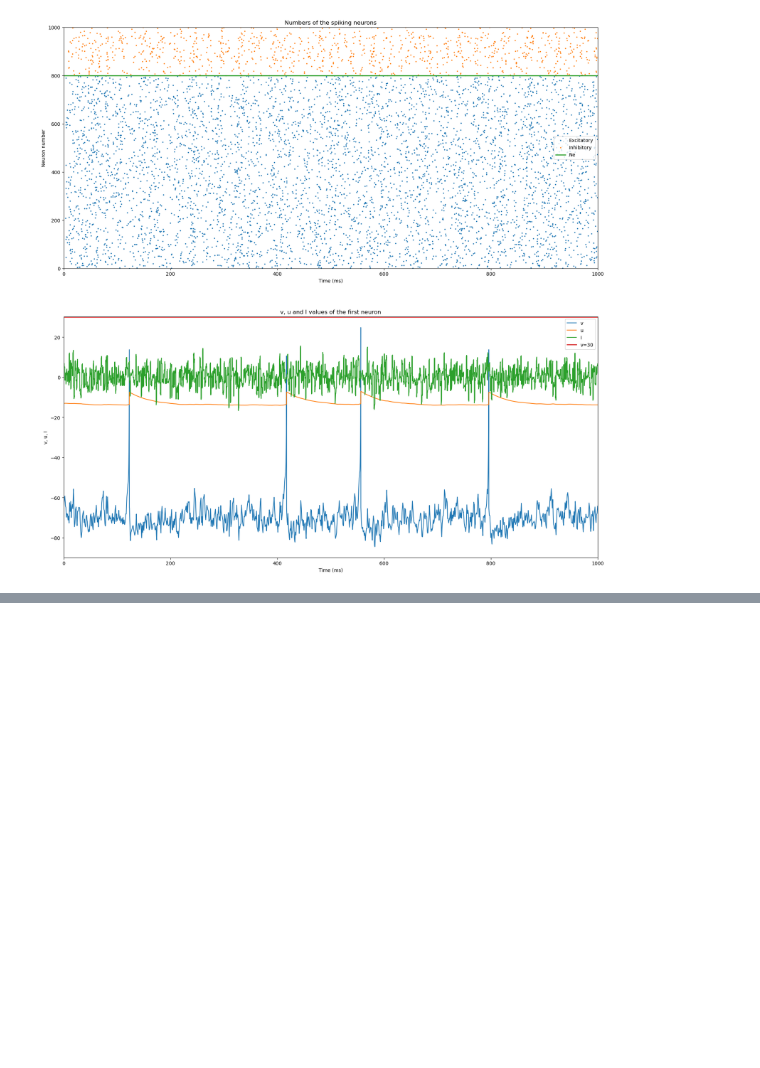
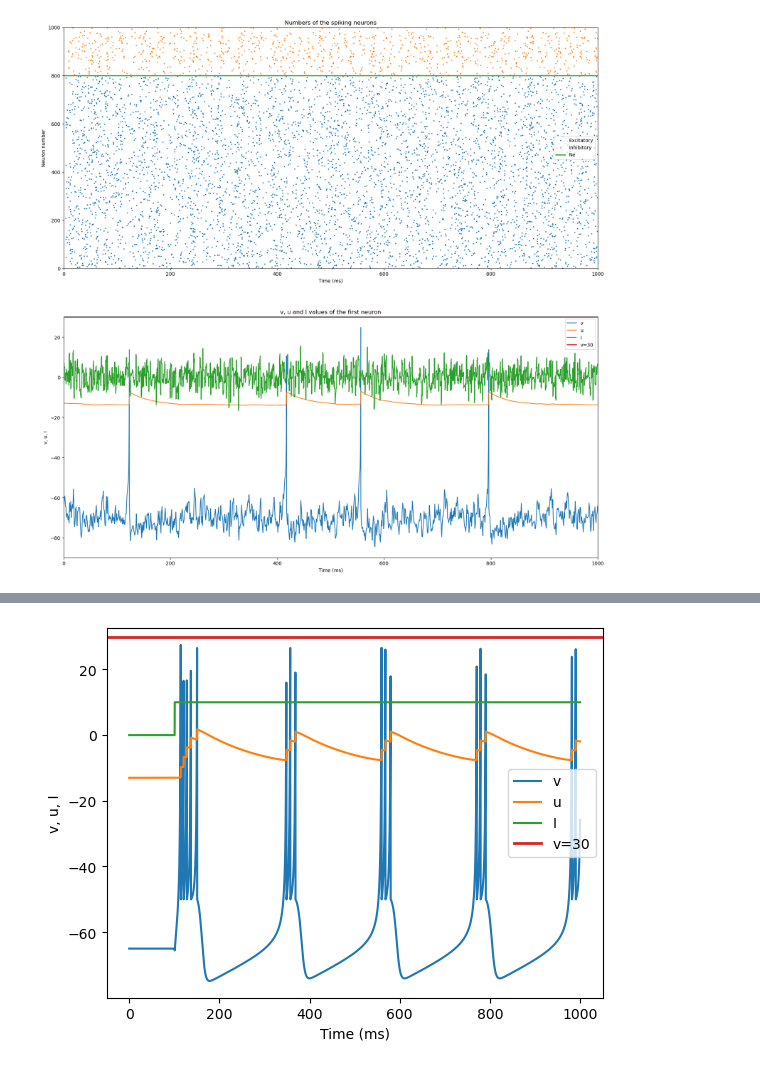
Before and after one commit to y-ng/SYDE-552, a Jupyter notebook: main.ipynb, the cells around one changed output, grey strips where cells are left out. Drawn from its saved outputs; the diff is of its cells as text; code cells hidden in the pictures; blank space fills up the shorter version.

```diff
--- a/main.ipynb
+++ b/main.ipynb
@@ -406,0 +407,5 @@ Creating plot.
+# %%
+# duration_burst = 50 to 100ms, rest_burst = 10ms
+model(c=-50, d=3, duration=1000)
+# %% [output]
+[figure, added]
```
Also changed, not shown: parts of 17 cells of this notebook.
